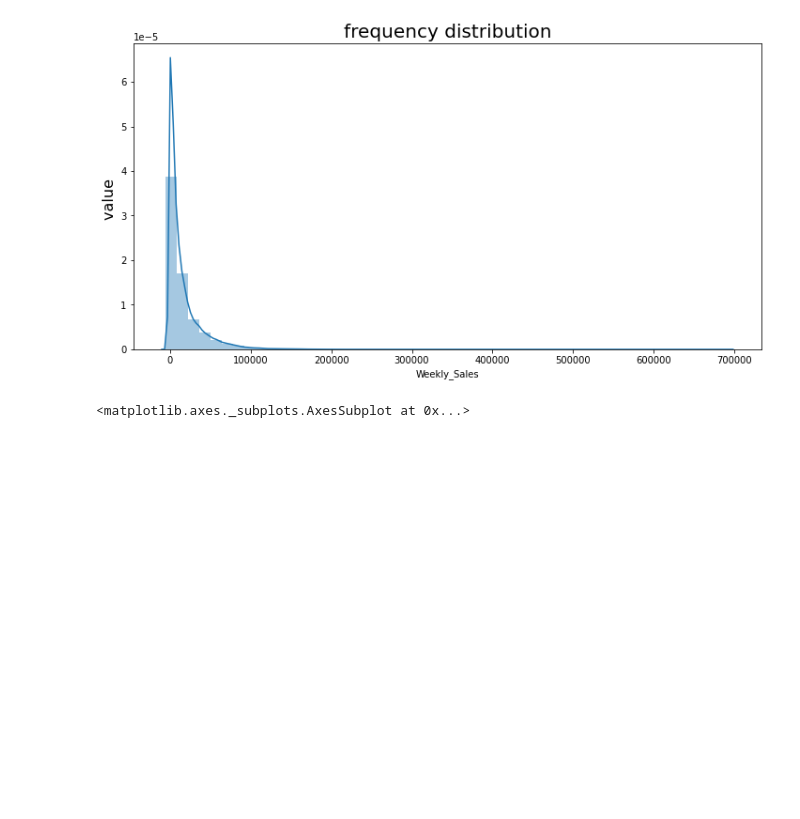
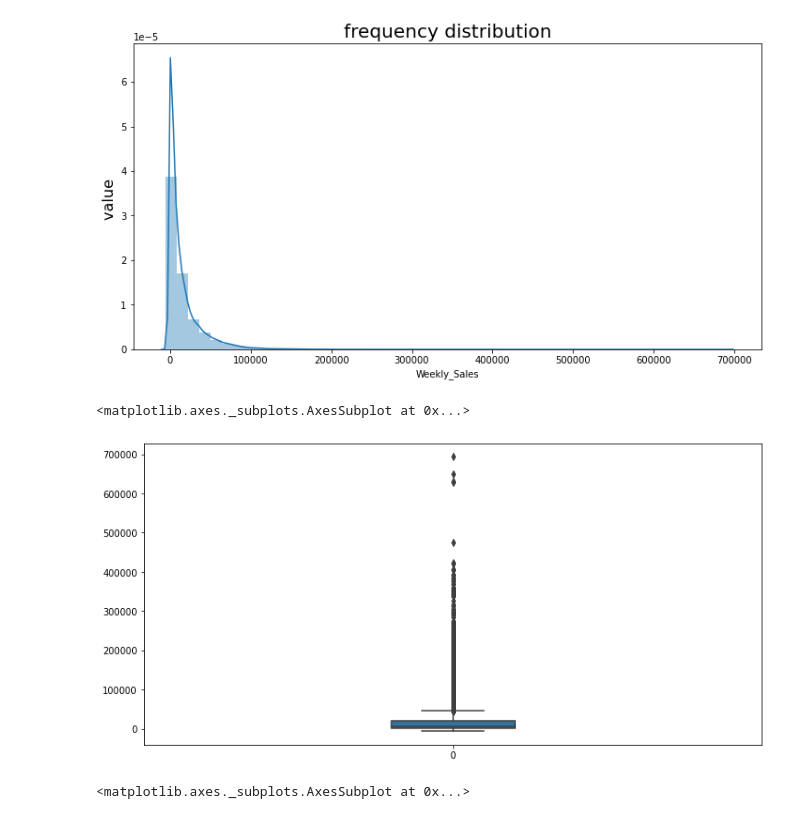
Before and after one commit to ClovisMonteiro/Data-solutions, a Jupyter notebook: Task_2_Walmart_Sales_Prediction.ipynb, the cells around one changed output. Cells and saved outputs as stored; diff of their text form; code cells hidden in the pictures; blank space fills up the shorter version.

```diff
--- a/Task_2_Walmart_Sales_Prediction.ipynb
+++ b/Task_2_Walmart_Sales_Prediction.ipynb
@@ -514,6 +543,15 @@ ax.set_ylabel('value ', fontsize=16)
 # %% [output]
 Text(0, 0.5, 'value ')
 [figure]
+# %%
+ax = sns.boxplot(data = df_train['Weekly_Sales'], orient='v', width=0.2)
+ax.figure.set_size_inches(12,6)
+ax
+
+# the data have outliers
+# %% [output]
+<matplotlib.axes._subplots.AxesSubplot at 0x...>
+[figure, added]
 # %%
 plt.figure(figsize=(16,6))
 sns.barplot(x='Type', y='Weekly_Sales', data=df_train)
```
Also changed, not shown: parts of 21 cells of this notebook.
